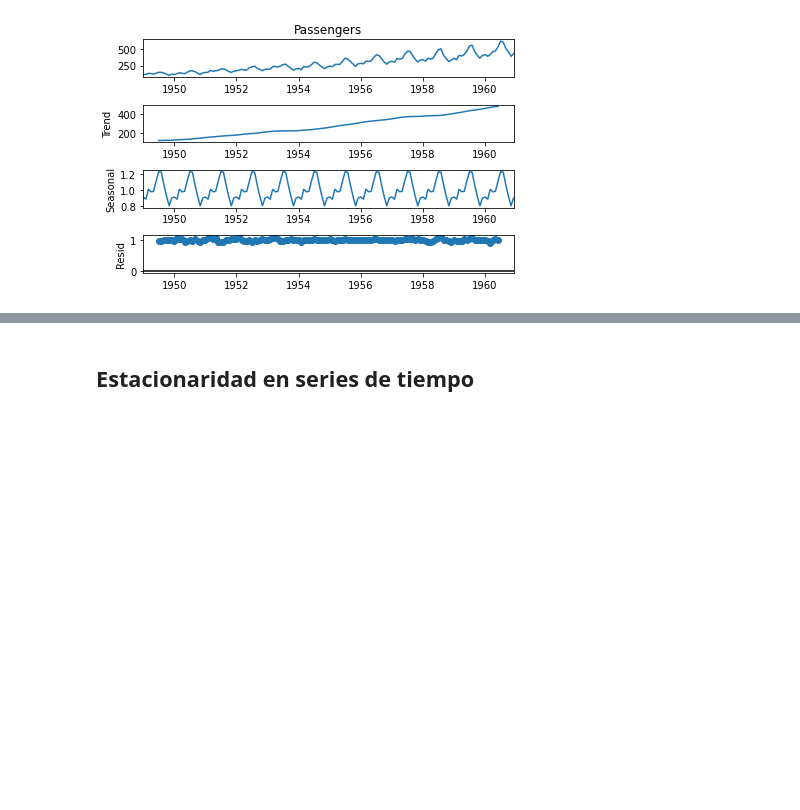
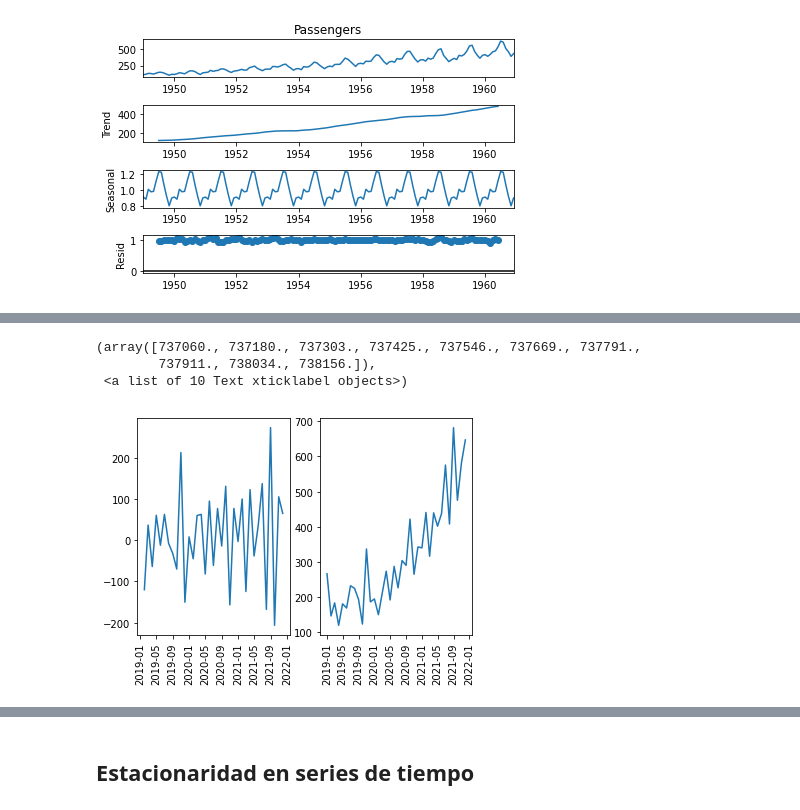
Before and after one commit to sruap1214/EC_Finance, a Jupyter notebook: Notebooks/06_SeriesdeTiempo.ipynb, the cells around one changed output, grey strips where cells are left out. Saved outputs shown, nothing was run; the diff lists cells and outputs as text; code cells hidden in the pictures; blank space fills up the shorter version.

Commit message:
Update time series notebook

```diff
--- a/Notebooks/06_SeriesdeTiempo.ipynb
+++ b/Notebooks/06_SeriesdeTiempo.ipynb
@@ -434,0 +434,18 @@ NameError: name 'co2' is not defined
+# %%
+# detrend a time series using differencing
+import pandas as pd
+
+initYear = 2019
+
+def parser(x):
+    year, month = x.split("-")
+    year = str(int(year) + initYear - 1)
+    return pd.datetime.strptime(year + "-" + month, '%Y-%m')
+
+series = pd.read_csv('./data/shampoo_sales.csv',
+                     header=0,
+                     index_col=0,
+                     parse_dates=True,
+                     squeeze=True,
+                     date_parser=parser)
+series.head()
@@ -435,2 +460,20 @@ NameError: name 'co2' is not defined
+# %%
+import matplotlib.pyplot as plt
+
+# Crea figura de tamaño 6,6 inches
+fig = plt.figure()
+
+ax1 = fig.add_subplot(121)     # Subplot de 1 fila, 2 columnas, Primera columna
+plt.plot(series.diff())
+plt.xticks(rotation = 90) # Rotates X-Axis Ticks by 45-degrees
+
+ax1 = fig.add_subplot(122)     # Subplot de 1 fila, 2 columnas, Primera columna
+plt.plot(series)
+plt.xticks(rotation = 90) # Rotates X-Axis Ticks by 45-degrees
+# %% [output]
+(array([737060., 737180., 737303., 737425., 737546., 737669., 737791.,
+        737911., 738034., 738156.]),
+ <a list of 10 Text xticklabel objects>)
+[figure, added]
 # %% [markdown]
 ## Usar y remover estacionalidad
```
Also changed, not shown: parts of 15 cells of this notebook, 4 other files.
